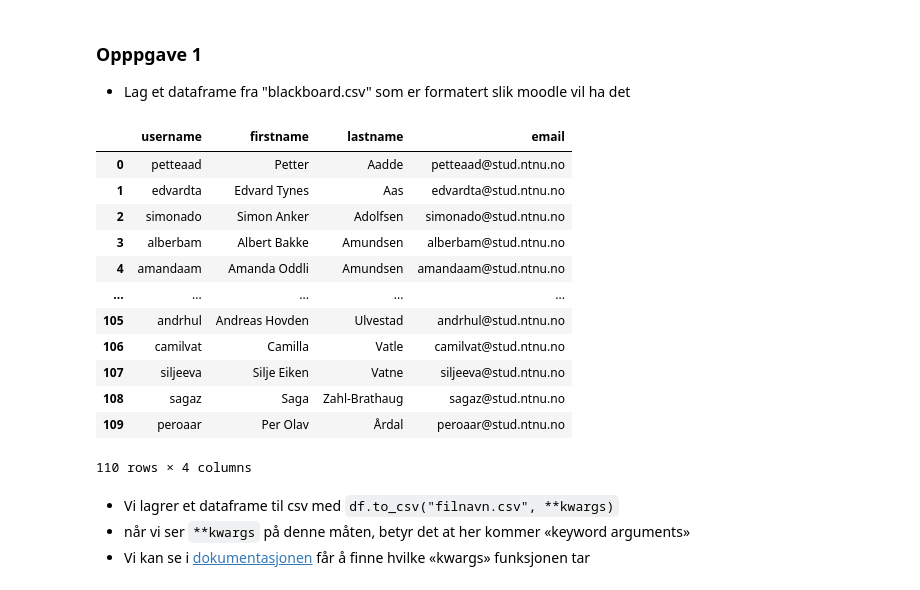
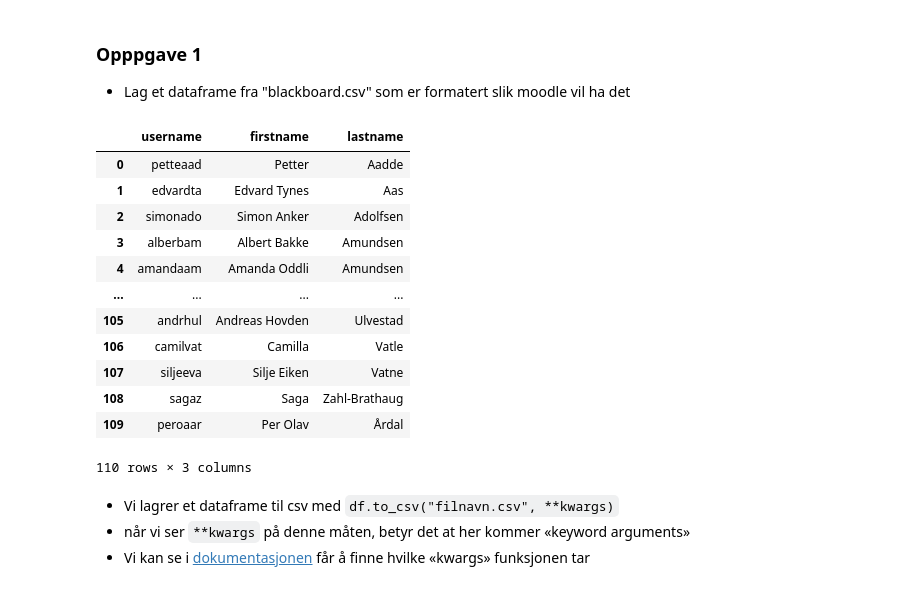
Before and after one commit to jonasjul/IIRA2001H24, a Jupyter notebook: 9-Pandas III/Pandas-Lese-Data-JH.ipynb, the cells around one changed output. Saved outputs shown, nothing was run; the diff lists cells and outputs as text; code cells hidden in the pictures.

```diff
--- a/9-Pandas III/Pandas-Lese-Data-JH.ipynb
+++ b/9-Pandas III/Pandas-Lese-Data-JH.ipynb
@@ -54,4 +54,6 @@
 # %%
 import pandas as pd
 
-#Leser inn filen "blacboard.csv"
+#Leser inn data .csv
+BB_df = pd.read_csv("blackboard.csv", encoding="utf-16", sep="\t", index_col=0)
+BB_df
@@ -72,20 +88,24 @@ moodleEx_df
 
 * Lag et dataframe fra "blackboard.csv" som er formatert slik moodle vil ha det
 # %%
+BB_df
+data_til_moodle = {"username": BB_df["Brukernavn"], "firstname": BB_df["Fornavn"], "lastname": BB_df["Etternavn"]}
+moodle_formatert_df = pd.DataFrame(data=data_til_moodle)
+moodle_formatert_df
 # %% [output]
-|  | username | firstname | lastname | email |
-| 0 | petteaad | Petter | Aadde | petteaad@stud.ntnu.no |
-| 1 | edvardta | Edvard Tynes | Aas | edvardta@stud.ntnu.no |
-| 2 | simonado | Simon Anker | Adolfsen | simonado@stud.ntnu.no |
-| 3 | alberbam | Albert Bakke | Amundsen | alberbam@stud.ntnu.no |
-| 4 | amandaam | Amanda Oddli | Amundsen | amandaam@stud.ntnu.no |
-| ... | ... | ... | ... | ... |
-| 105 | andrhul | Andreas Hovden | Ulvestad | andrhul@stud.ntnu.no |
-| 106 | camilvat | Camilla | Vatle | camilvat@stud.ntnu.no |
-| 107 | siljeeva | Silje Eiken | Vatne | siljeeva@stud.ntnu.no |
-| 108 | sagaz | Saga | Zahl-Brathaug | sagaz@stud.ntnu.no |
-| 109 | peroaar | Per Olav | Årdal | peroaar@stud.ntnu.no |
+|  | username | firstname | lastname |
+| 0 | petteaad | Petter | Aadde |
+| 1 | edvardta | Edvard Tynes | Aas |
+| 2 | simonado | Simon Anker | Adolfsen |
+| 3 | alberbam | Albert Bakke | Amundsen |
+| 4 | amandaam | Amanda Oddli | Amundsen |
+| ... | ... | ... | ... |
+| 105 | andrhul | Andreas Hovden | Ulvestad |
+| 106 | camilvat | Camilla | Vatle |
+| 107 | siljeeva | Silje Eiken | Vatne |
+| 108 | sagaz | Saga | Zahl-Brathaug |
+| 109 | peroaar | Per Olav | Årdal |
-110 rows × 4 columns
+110 rows × 3 columns
 # %% [markdown]
 * Vi lagrer et dataframe til csv med `df.to_csv("filnavn.csv", **kwargs)`
 * når vi ser `**kwargs` på denne måten, betyr det at her kommer «keyword arguments»
```
Also changed, not shown: parts of 1 cell of this notebook, 2 other files.
